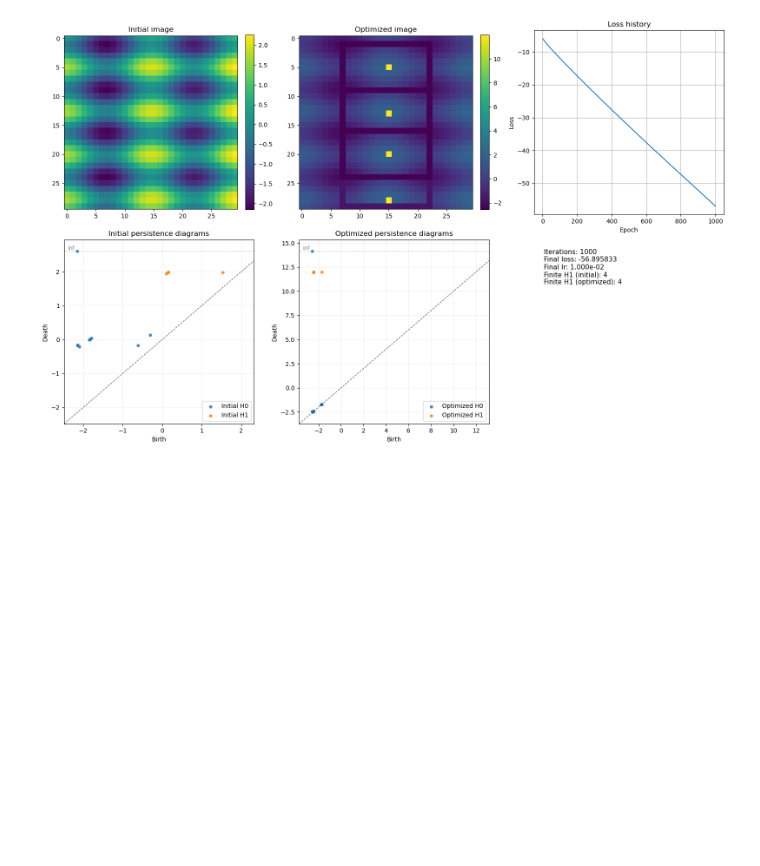
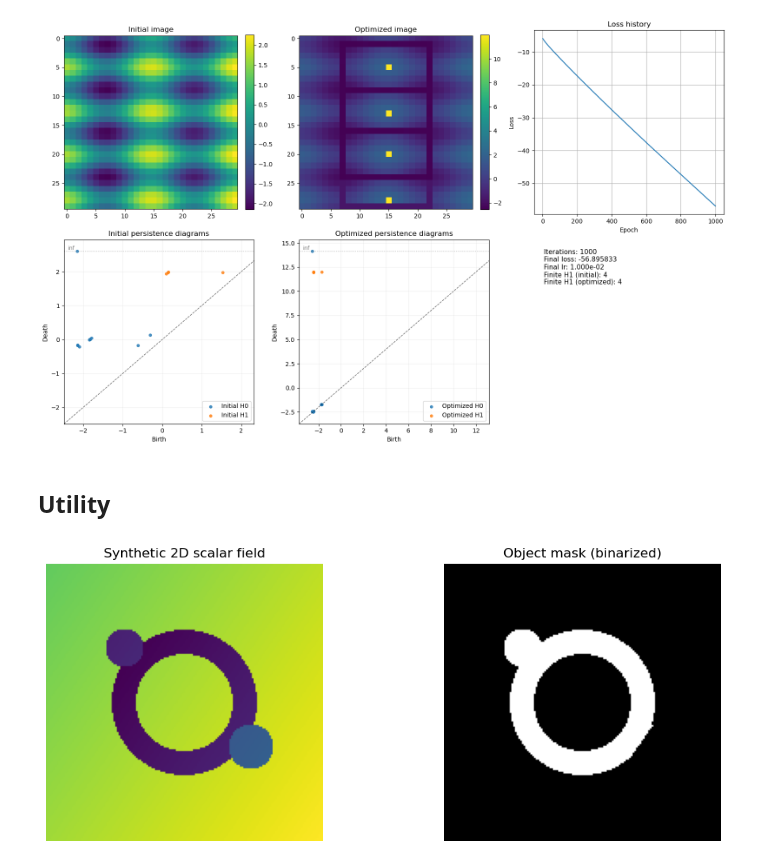
Before and after one commit to shizuo-kaji/CubicalRipser, a Jupyter notebook: demo/cubicalripser.ipynb, the cells around one changed output. Drawn from its saved outputs; the diff is of its cells as text; code cells hidden in the pictures; blank space fills up the shorter version.

```diff
--- a/demo/cubicalripser.ipynb
+++ b/demo/cubicalripser.ipynb
@@ -497,3 +497,5 @@ plt.tight_layout()
 plt.show()
 # %% [output]
 [figure]
+# %% [markdown]
+## Utility
@@ -499,0 +525,29 @@ plt.show()
+# %%
+# 2D synthetic image
+H, W = 160, 160
+y, x = np.indices((H, W))
+cy, cx = (H - 1) / 2.0, (W - 1) / 2.0
+r = np.sqrt((x - cx) ** 2 + (y - cy) ** 2)
+
+img2d = np.full((H, W), 3.0, dtype=np.float64)
+annulus = (r > 28) & (r < 42)
+disk_a = (x - 45) ** 2 + (y - 48) ** 2 < 11 ** 2
+disk_b = (x - 118) ** 2 + (y - 105) ** 2 < 13 ** 2
+img2d[annulus] = 0.2
+img2d[disk_a] = 0.55
+img2d[disk_b] = 0.85
+img2d += 0.003 * ((x - cx) + 0.7 * (y - cy))
+
+mask2d = binarize(img2d, threshold_upper_limit=1.0)
+
+fig, ax = plt.subplots(1, 2, figsize=(11, 4))
+ax[0].imshow(img2d)
+ax[0].set_title("Synthetic 2D scalar field")
+ax[0].axis("off")
+ax[1].imshow(mask2d, cmap="gray")
+ax[1].set_title("Object mask (binarized)")
+ax[1].axis("off")
+plt.tight_layout()
+plt.show()
+# %% [output]
+[figure, added]
```
Also changed, not shown: parts of 7 cells of this notebook, 19 other files.
